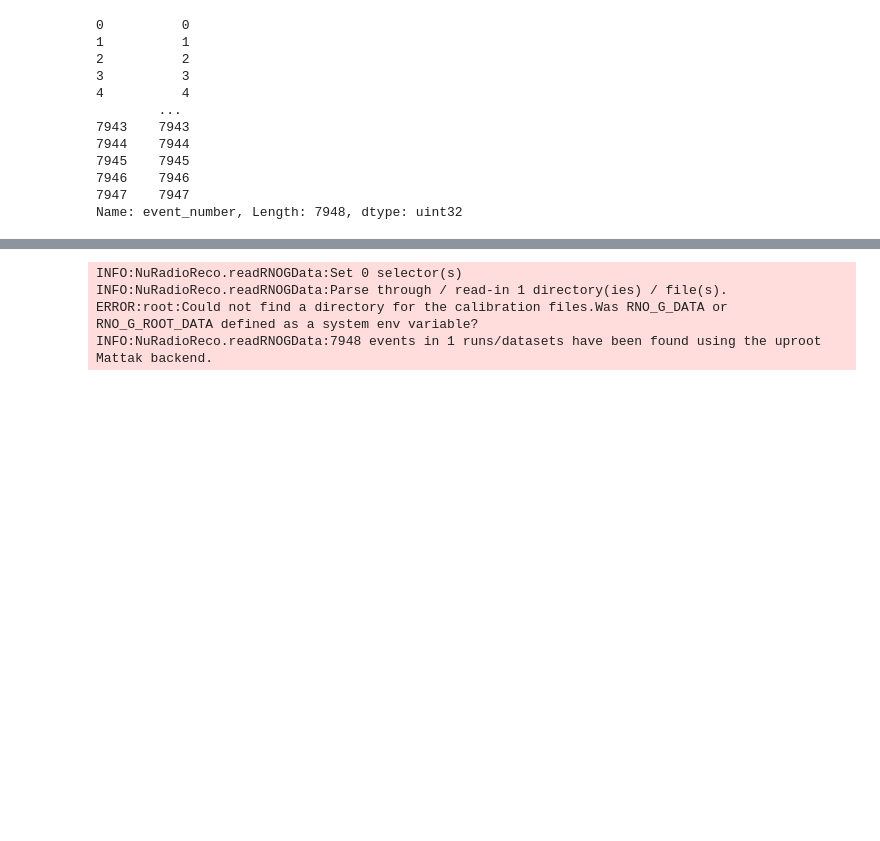
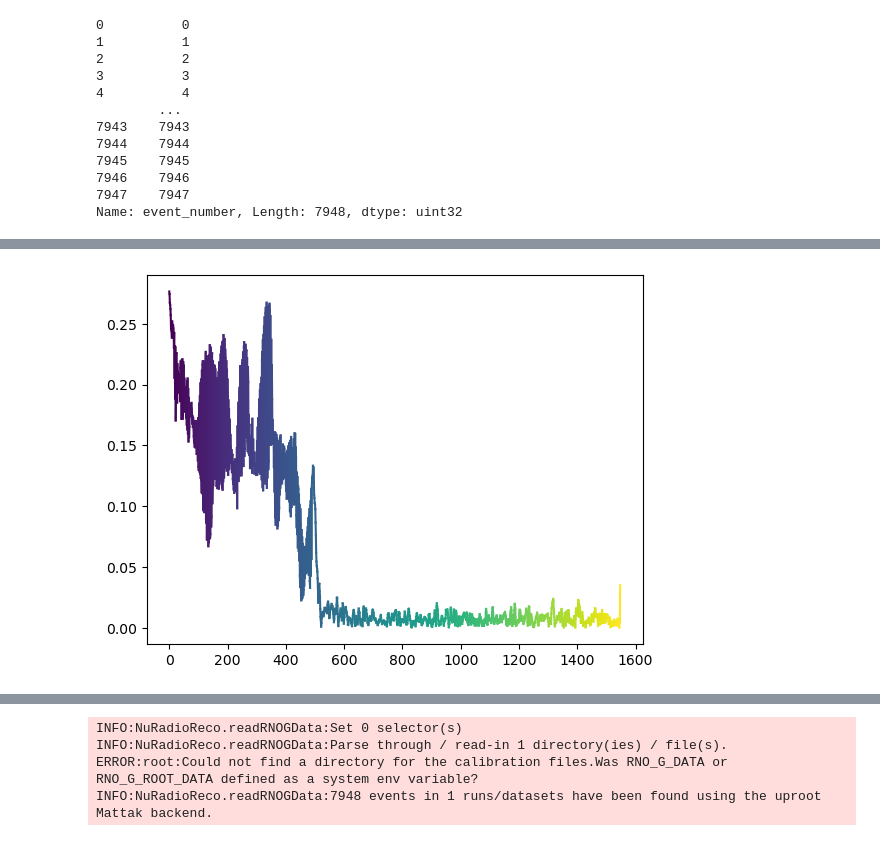
Before and after one commit to OliverSchlemper/Flights, a Jupyter notebook: combined_test.ipynb, the cells around one changed output, grey strips where cells are left out. Cells and saved outputs as stored; diff of their text form; code cells hidden in the pictures; blank space fills up the shorter version.

```diff
--- a/combined_test.ipynb
+++ b/combined_test.ipynb
@@ -83,0 +152,6 @@ Found combined file
+# %%
+for i in range(len(x) - 1):
+    index = i
+    plt.plot(x[index:index+2], reordered_hilbert[index:index+2], color=cmap(norm(i)))
+# %% [output]
+[figure, added]
```
Also changed, not shown: parts of 9 cells of this notebook, 10 other files.
